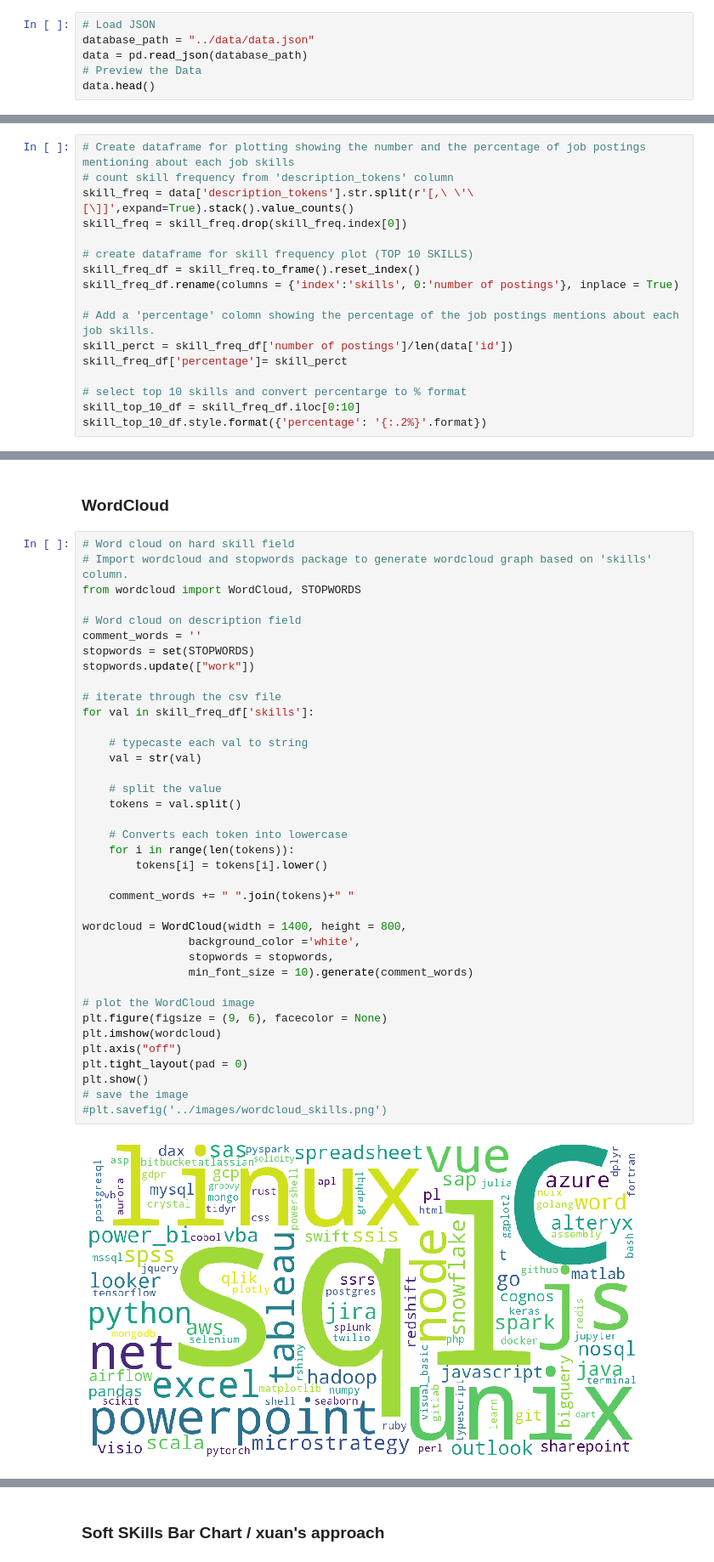
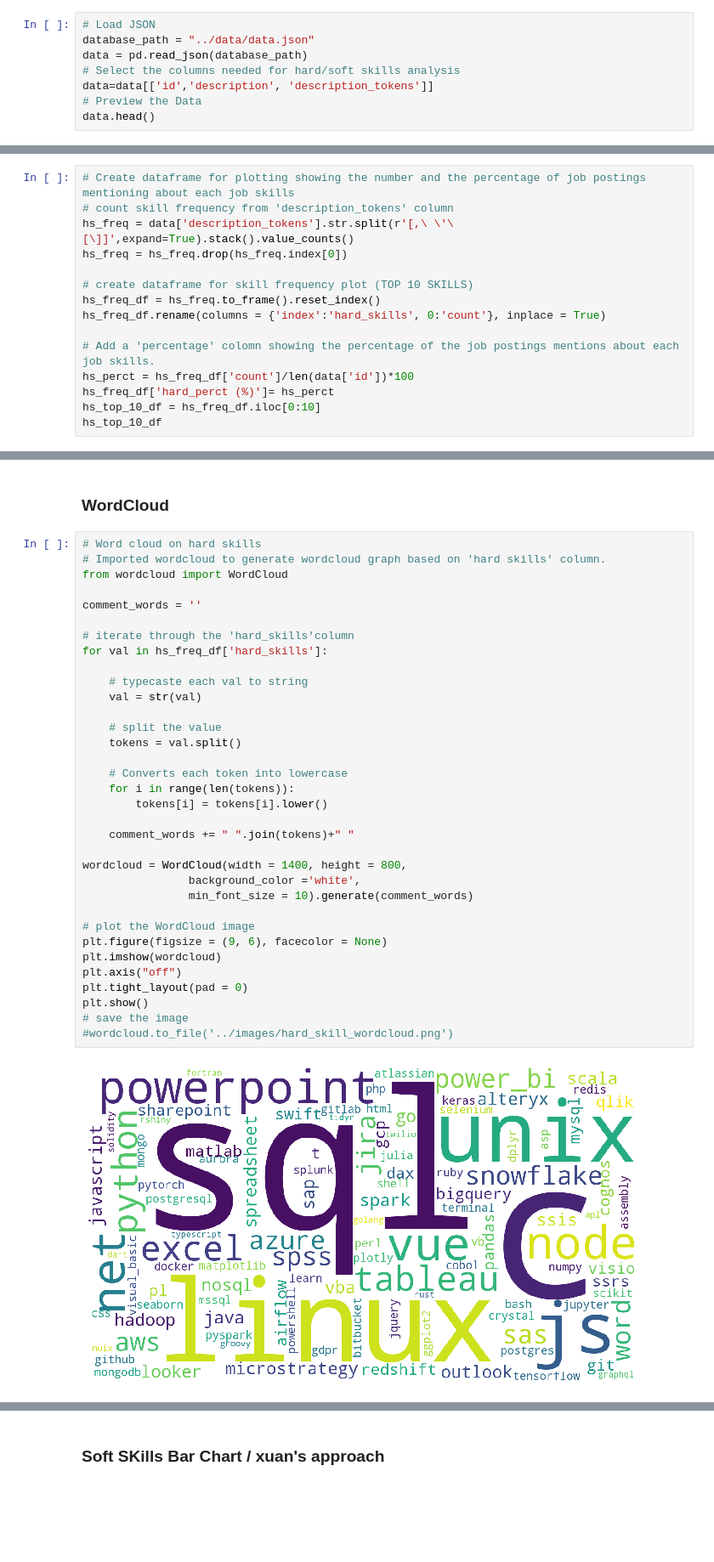
Before and after one commit to zarbin/UTA_Project-3, a Jupyter notebook: sandbox/xuan.ipynb, the cells around one changed output, grey strips where cells are left out. Shown: that part at 85% size. Drawn from its saved outputs; the diff is of its cells as text; blank space fills up the shorter version.

```diff
--- a/sandbox/xuan.ipynb
+++ b/sandbox/xuan.ipynb
@@ -8,6 +8,8 @@ import matplotlib.pyplot as plt
 # Load JSON
 database_path = "../data/data.json"
 data = pd.read_json(database_path)
+# Select the columns needed for hard/soft skills analysis
+data=data[['id','description', 'description_tokens']]
 # Preview the Data
 data.head()
 # %% [output]
@@ -22,18 +24,16 @@ data.head()
 # %%
 # Create dataframe for plotting showing the number and the percentage of job postings mentioning about each job skills
 # count skill frequency from 'description_tokens' column
-skill_freq = data['description_tokens'].str.split(r'[,\ \'\[\]]',expand=True).stack().value_counts()
-skill_freq = skill_freq.drop(skill_freq.index[0])
+hs_freq = data['description_tokens'].str.split(r'[,\ \'\[\]]',expand=True).stack().value_counts()
+hs_freq = hs_freq.drop(hs_freq.index[0])
 
 # create dataframe for skill frequency plot (TOP 10 SKILLS)
-skill_freq_df = skill_freq.to_frame().reset_index()
-skill_freq_df.rename(columns = {'index':'skills', 0:'number of postings'}, inplace = True)
+hs_freq_df = hs_freq.to_frame().reset_index()
+hs_freq_df.rename(columns = {'index':'hard_skills', 0:'count'}, inplace = True)
 
 # Add a 'percentage' colomn showing the percentage of the job postings mentions about each job skills.
-skill_perct = skill_freq_df['number of postings']/len(data['id'])
-skill_freq_df['percentage']= skill_perct
-
-# select top 10 skills and convert percentarge to % format
-skill_top_10_df = skill_freq_df.iloc[0:10]
-skill_top_10_df.style.format({'percentage': '{:.2%}'.format})
+hs_perct = hs_freq_df['count']/len(data['id'])*100
+hs_freq_df['hard_perct (%)']= hs_perct
+hs_top_10_df = hs_freq_df.iloc[0:10]
+hs_top_10_df
 # %% [output]
@@ -76,43 +178,39 @@ skill_10_to_15_df.style.format({'percentage': '{:.2%}'.format})
 # %% [markdown]
 ### WordCloud
 # %%
-# Word cloud on hard skill field
-# Import wordcloud and stopwords package to generate wordcloud graph based on 'skills' column.
-from wordcloud import WordCloud, STOPWORDS
+# Word cloud on hard skills
+# Imported wordcloud to generate wordcloud graph based on 'hard skills' column.
+from wordcloud import WordCloud
 
-# Word cloud on description field
 comment_words = ''
-stopwords = set(STOPWORDS)
-stopwords.update(["work"])
 
-# iterate through the csv file
-for val in skill_freq_df['skills']:
+# iterate through the 'hard_skills'column
+for val in hs_freq_df['hard_skills']:
 
     # typecaste each val to string
     val = str(val)
 
     # split the value
     tokens = val.split()
 
     # Converts each token into lowercase
     for i in range(len(tokens)):
         tokens[i] = tokens[i].lower()
 
     comment_words += " ".join(tokens)+" "
 
 wordcloud = WordCloud(width = 1400, height = 800,
                 background_color ='white',
-                stopwords = stopwords,
                 min_font_size = 10).generate(comment_words)
 
 # plot the WordCloud image
 plt.figure(figsize = (9, 6), facecolor = None)
 plt.imshow(wordcloud)
 plt.axis("off")
 plt.tight_layout(pad = 0)
 plt.show()
 # save the image
-#plt.savefig('../images/wordcloud_skills.png')
+#wordcloud.to_file('../images/hard_skill_wordcloud.png')
 # %% [output]
-[figure, old version]
+[figure, new version]
 # %%
```
Also changed, not shown: parts of 23 cells of this notebook, 9 other files.
